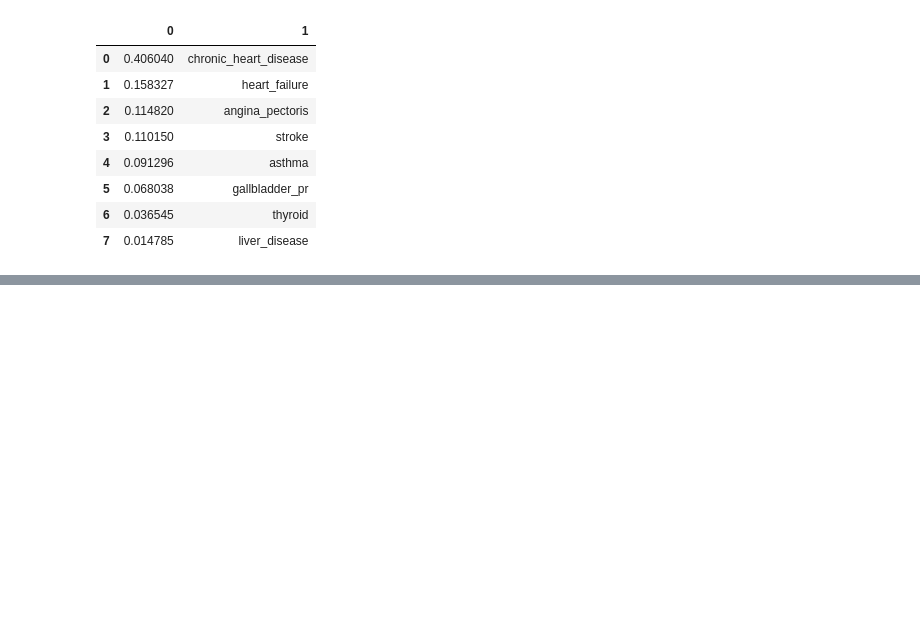
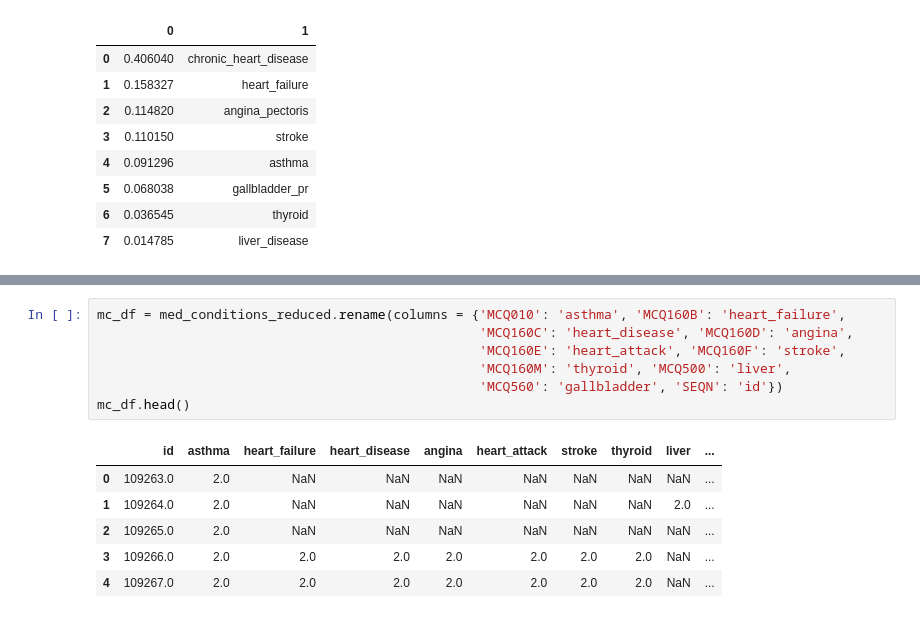
Before and after one commit to JoseMelvin-Calleja/CryptoClustering, a Jupyter notebook: hyper_parameter_tuning.ipynb, the cells around one changed output, grey strips where cells are left out. Saved outputs shown, nothing was run; the diff lists cells and outputs as text; blank space fills up the shorter version.

```diff
--- a/hyper_parameter_tuning.ipynb
+++ b/hyper_parameter_tuning.ipynb
@@ -241,0 +266,14 @@ importances_df
+# %%
+mc_df = med_conditions_reduced.rename(columns = {'MCQ010': 'asthma', 'MCQ160B': 'heart_failure',
+                                                 'MCQ160C': 'heart_disease', 'MCQ160D': 'angina',
+                                                 'MCQ160E': 'heart_attack', 'MCQ160F': 'stroke',
+                                                 'MCQ160M': 'thyroid', 'MCQ500': 'liver',
+                                                 'MCQ560': 'gallbladder', 'SEQN': 'id'})
+mc_df.head()
+# %% [output]
+|  | id | asthma | heart_failure | heart_disease | angina | heart_attack | stroke | thyroid | liver | ... |
+| 0 | 109263.0 | 2.0 | NaN | NaN | NaN | NaN | NaN | NaN | NaN | ... |
+| 1 | 109264.0 | 2.0 | NaN | NaN | NaN | NaN | NaN | NaN | 2.0 | ... |
+| 2 | 109265.0 | 2.0 | NaN | NaN | NaN | NaN | NaN | NaN | NaN | ... |
+| 3 | 109266.0 | 2.0 | 2.0 | 2.0 | 2.0 | 2.0 | 2.0 | 2.0 | NaN | ... |
+| 4 | 109267.0 | 2.0 | 2.0 | 2.0 | 2.0 | 2.0 | 2.0 | 2.0 | NaN | ... |
```
Also changed, not shown: parts of 74 cells of this notebook.
